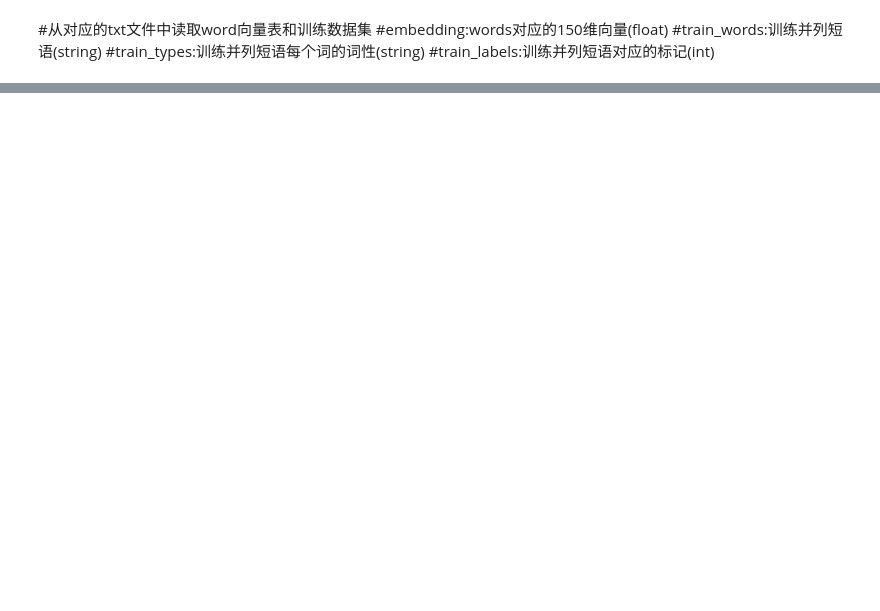
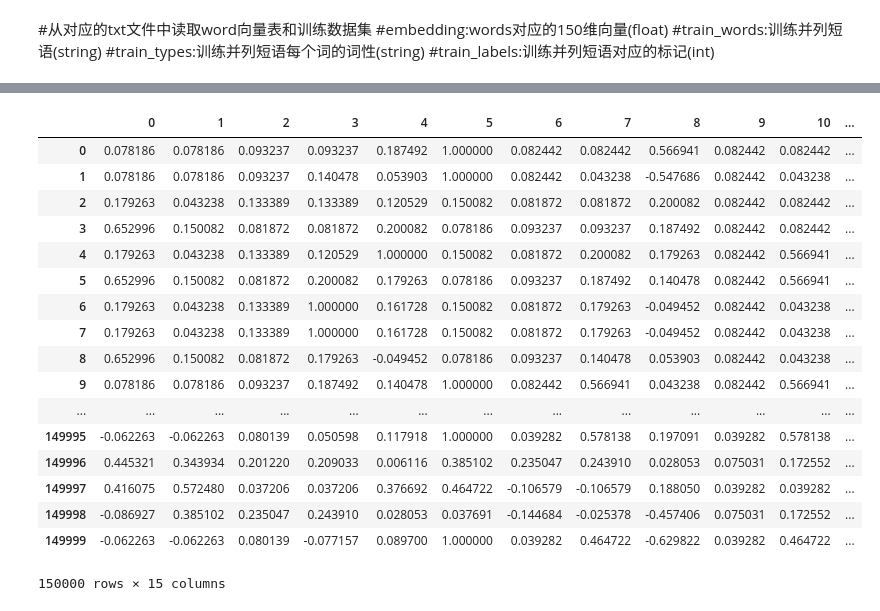
Before and after one commit to JXYZM/Chinese-Coordinate-Structure-Regcognization, a Jupyter notebook: Load_Data.ipynb, the cells around one changed output, grey strips where cells are left out. Cells and saved outputs as stored; diff of their text form; code cells hidden in the pictures; blank space fills up the shorter version.

Commit message:
Finish first training and test, with 67% accuracy

```diff
--- a/Load_Data.ipynb
+++ b/Load_Data.ipynb
@@ -172,0 +190,29 @@ for i in range(0,train_num):
+# %%
+word_df1 = pd.read_csv('train_words_dis1.csv')
+word_df2 = pd.read_csv('train_words_dis2.csv')
+word_df2.index = word_df2.index+50000
+word_df3 = pd.read_csv('train_words_dis3.csv')
+word_df3.index = word_df3.index+100000
+train_word_df = pd.concat([word_df1,word_df2,word_df3])
+del train_word_df['Unnamed: 0']
+# %%
+train_word_df
+# %% [output]
+|  | 0 | 1 | 2 | 3 | 4 | 5 | 6 | 7 | 8 | 9 | 10 | ... |
+| 0 | 0.078186 | 0.078186 | 0.093237 | 0.093237 | 0.187492 | 1.000000 | 0.082442 | 0.082442 | 0.566941 | 0.082442 | 0.082442 | ... |
+| 1 | 0.078186 | 0.078186 | 0.093237 | 0.140478 | 0.053903 | 1.000000 | 0.082442 | 0.043238 | -0.547686 | 0.082442 | 0.043238 | ... |
+| 2 | 0.179263 | 0.043238 | 0.133389 | 0.133389 | 0.120529 | 0.150082 | 0.081872 | 0.081872 | 0.200082 | 0.082442 | 0.082442 | ... |
+| 3 | 0.652996 | 0.150082 | 0.081872 | 0.081872 | 0.200082 | 0.078186 | 0.093237 | 0.093237 | 0.187492 | 0.082442 | 0.082442 | ... |
+| 4 | 0.179263 | 0.043238 | 0.133389 | 0.120529 | 1.000000 | 0.150082 | 0.081872 | 0.200082 | 0.179263 | 0.082442 | 0.566941 | ... |
+| 5 | 0.652996 | 0.150082 | 0.081872 | 0.200082 | 0.179263 | 0.078186 | 0.093237 | 0.187492 | 0.140478 | 0.082442 | 0.566941 | ... |
+| 6 | 0.179263 | 0.043238 | 0.133389 | 1.000000 | 0.161728 | 0.150082 | 0.081872 | 0.179263 | -0.049452 | 0.082442 | 0.043238 | ... |
+| 7 | 0.179263 | 0.043238 | 0.133389 | 1.000000 | 0.161728 | 0.150082 | 0.081872 | 0.179263 | -0.049452 | 0.082442 | 0.043238 | ... |
+| 8 | 0.652996 | 0.150082 | 0.081872 | 0.179263 | -0.049452 | 0.078186 | 0.093237 | 0.140478 | 0.053903 | 0.082442 | 0.043238 | ... |
+| 9 | 0.078186 | 0.078186 | 0.093237 | 0.187492 | 0.140478 | 1.000000 | 0.082442 | 0.566941 | 0.043238 | 0.082442 | 0.566941 | ... |
+| ... | ... | ... | ... | ... | ... | ... | ... | ... | ... | ... | ... | ... |
+| 149995 | -0.062263 | -0.062263 | 0.080139 | 0.050598 | 0.117918 | 1.000000 | 0.039282 | 0.578138 | 0.197091 | 0.039282 | 0.578138 | ... |
+| 149996 | 0.445321 | 0.343934 | 0.201220 | 0.209033 | 0.006116 | 0.385102 | 0.235047 | 0.243910 | 0.028053 | 0.075031 | 0.172552 | ... |
+| 149997 | 0.416075 | 0.572480 | 0.037206 | 0.037206 | 0.376692 | 0.464722 | -0.106579 | -0.106579 | 0.188050 | 0.039282 | 0.039282 | ... |
+| 149998 | -0.086927 | 0.385102 | 0.235047 | 0.243910 | 0.028053 | 0.037691 | -0.144684 | -0.025378 | -0.457406 | 0.075031 | 0.172552 | ... |
+| 149999 | -0.062263 | -0.062263 | 0.080139 | -0.077157 | 0.089700 | 1.000000 | 0.039282 | 0.464722 | -0.629822 | 0.039282 | 0.464722 | ... |
+150000 rows × 15 columns
```
Also changed, not shown: parts of 26 cells of this notebook.
